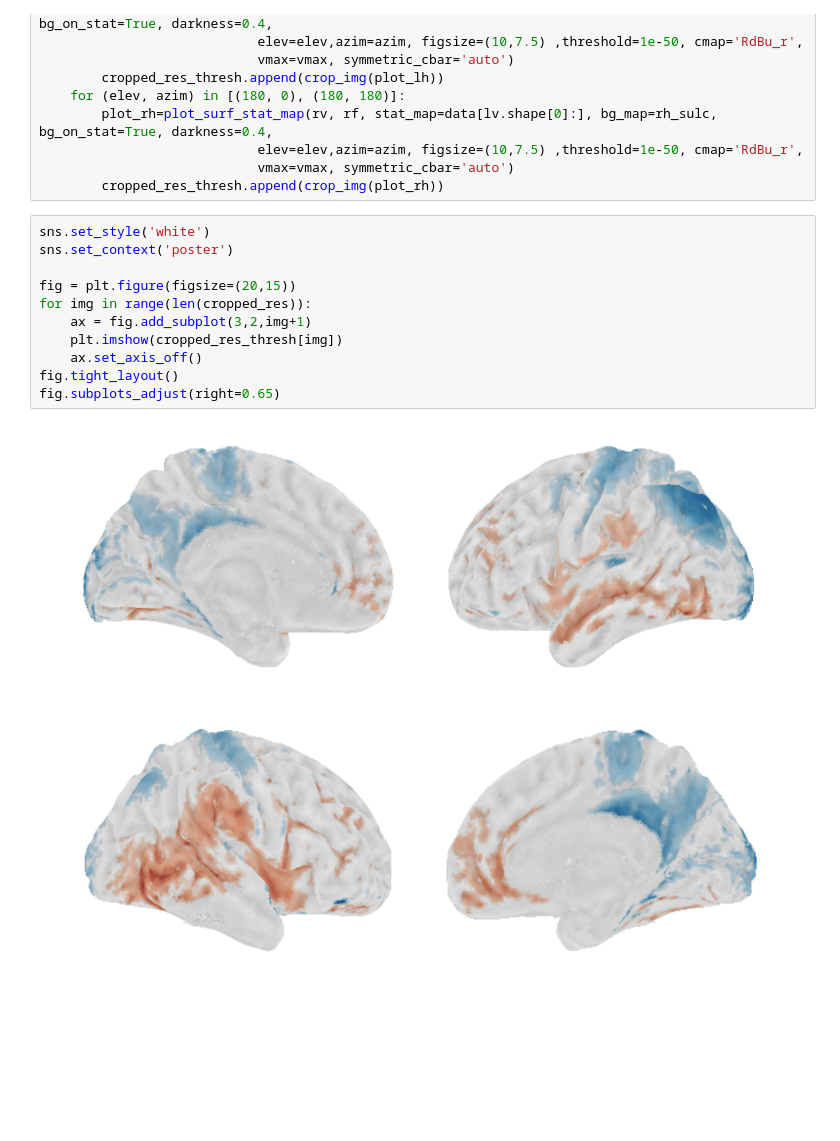
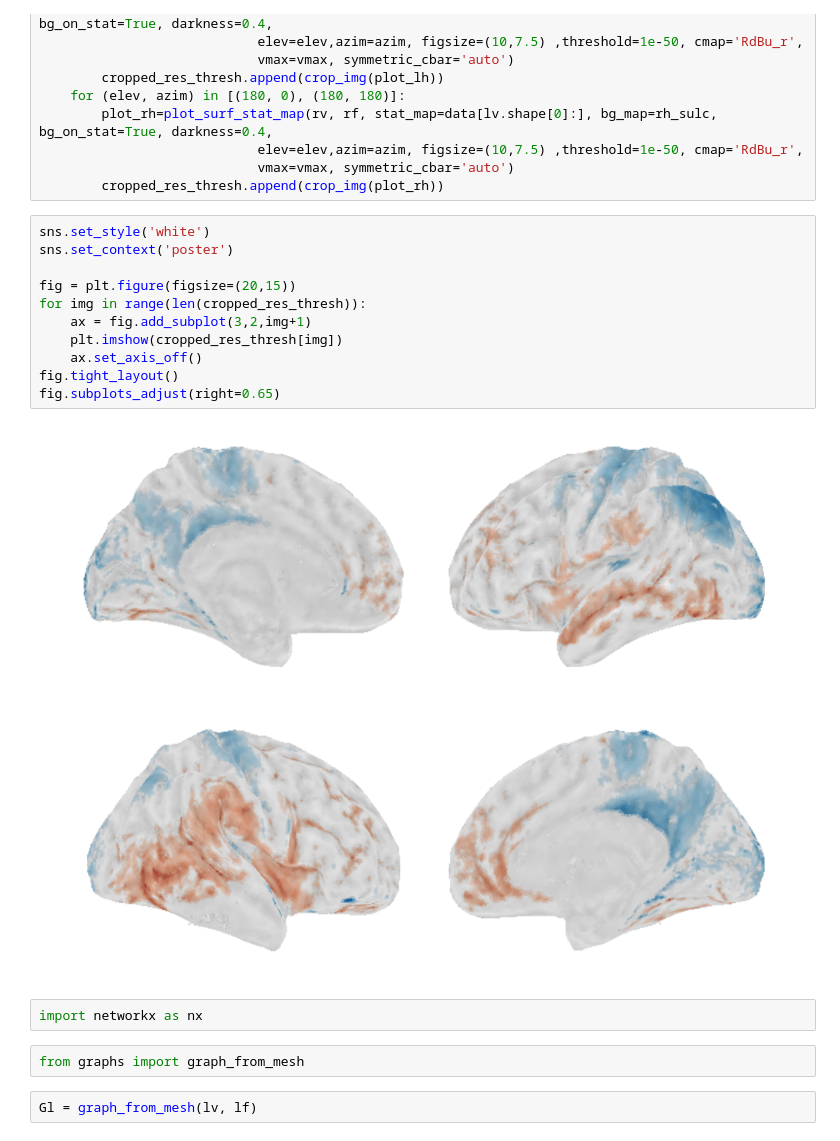
Before and after one commit to juhuntenburg/myelinconnect, a Jupyter notebook: notebooks/residual_areas.ipynb, the cells around one changed output. Saved outputs shown, nothing was run; the diff lists cells and outputs as text; blank space fills up the shorter version.

Commit message:
updating figures

```diff
--- a/notebooks/residual_areas.ipynb
+++ b/notebooks/residual_areas.ipynb
@@ -67,13 +67,19 @@ for data in [thresh_res]:
 # %%
 sns.set_style('white')
 sns.set_context('poster')
 
 fig = plt.figure(figsize=(20,15))
-for img in range(len(cropped_res)):
+for img in range(len(cropped_res_thresh)):
     ax = fig.add_subplot(3,2,img+1)
     plt.imshow(cropped_res_thresh[img])
     ax.set_axis_off()
 fig.tight_layout()
 fig.subplots_adjust(right=0.65)
 # %% [output]
-[figure, old version]
+[figure, new version]
+# %%
+import networkx as nx
+# %%
+from graphs import graph_from_mesh
+# %%
+Gl = graph_from_mesh(lv, lf)
```
Also changed, not shown: parts of 4 cells of this notebook.
